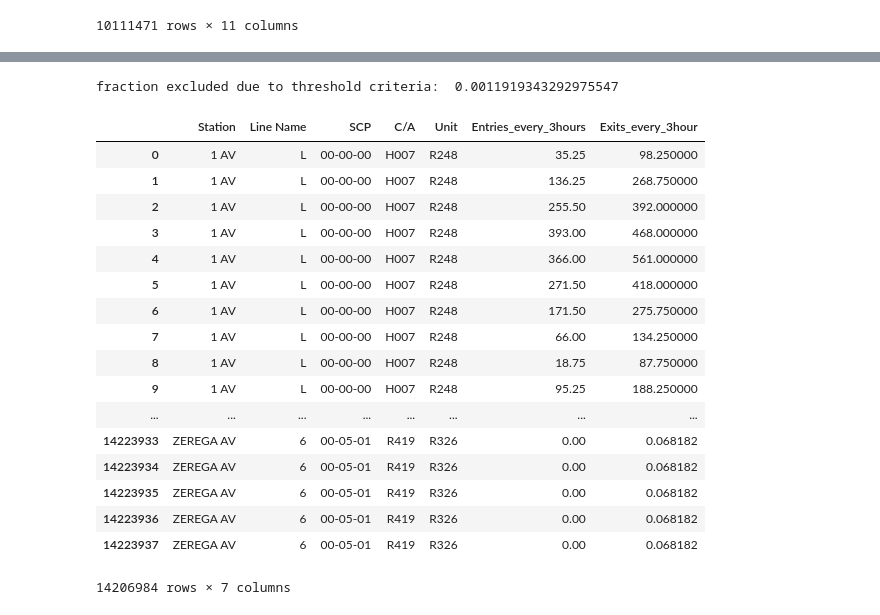
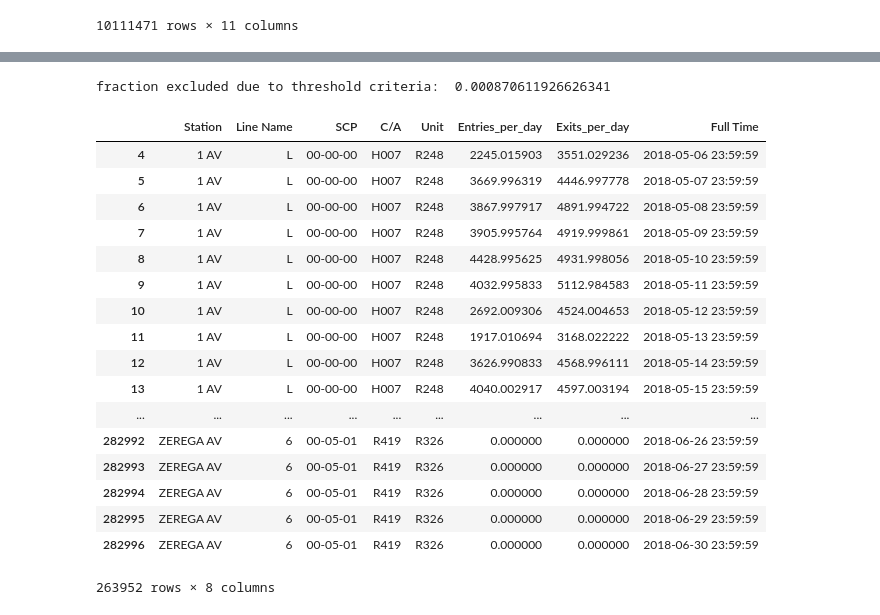
Before and after one commit to marcmuon/mta_turnstile_eda, a Jupyter notebook: MTA_data_pipeline.ipynb, the cells around one changed output, grey strips where cells are left out. Drawn from its saved outputs; the diff is of its cells as text; code cells hidden in the pictures.

```diff
--- a/MTA_data_pipeline.ipynb
+++ b/MTA_data_pipeline.ipynb
@@ -5,7 +5,7 @@ import pickle
 # %%
 # Load original data set
 data_path = '/Volumes/Transcend/metis_data/Turnstile_Usage_Data__2018.csv'
-freq = 'H' # 'D' = '1 day' , 'H' = '1 hour'
+freq = 'D' # 'D' = '1 day' , 'H' = '1 hour'
 df_orig = pd.read_csv(data_path)
 df_orig
 # %% [output]
@@ -31,8 +31,8 @@ df_orig
 import re
 df = df_orig.copy()
 # Truncating data set
-# mask = df_orig['Date'].map(lambda x: re.search('(05|06)/.+/(2017|2018)', x) != None)
-# df = df_orig[mask]
+mask = df_orig['Date'].map(lambda x: re.search('(05|06)/.+/2018', x) != None)
+df = df_orig[mask]
 
 # Adding new column 'Full Time' with data and time information
 df['Full Time']=pd.to_datetime(df['Date'] + ' ' + df['Time'], format = '%m/%d/%Y %H:%M:%S')
@@ -72,5 +78,6 @@ Number of turnstiles :  4947
 # %%
 # Pick out times to query
-times_query = pd.date_range('2017-12-23 00:00:00','2018-12-28 00:00:00',freq = freq)
+#times_query = pd.date_range('2017-12-23 00:00:00','2018-12-28 00:00:00',freq = freq)
+times_query = pd.date_range('2018-05-01 23:59:59','2018-06-30 23:59:59',freq = freq)
 times_query
 # %% [output]
@@ -167,34 +176,35 @@ df_all
 # %%
 # Postprocessing
 df_all_new = df_all.dropna() # removes nan's due to interpolation at end cases
 df_all_new = df_all_new.reset_index(drop=True)
-#df_all_new = df_all_new[df_day_new['Full Time'] >= '2018-05-06'] # 2018-05-06 is 8 weeks prior to 2018-07-01
+df_all_new = df_all_new[df_all_new['Full Time'] >= '2018-05-06'] # 2018-05-06 is 8 weeks prior to 2018-07-01
 df_all_new = df_all_new.drop(columns=['Entries','Exits'])
 threshold = 15000
 print('fraction excluded due to threshold criteria: ', len(df_all_new[df_all_new['Entries_diff']>=threshold])/len(df_all_new))
 df_all_new = df_all_new.drop(df_all_new[df_all_new['Entries_diff']>=threshold].index)
-df_all_new = df_all_new.rename(index=str, columns={"Entries_diff": "Entries_every_"+freq,"Exits_diff": "Exits_every_"+freq})
+# df_all_new = df_all_new.rename(index=str, columns={"Entries_diff": "Entries_every_"+freq,"Exits_diff": "Exits_every_"+freq})
+df_all_new = df_all_new.rename(index=str, columns={"Entries_diff": "Entries_per_day","Exits_diff": "Exits_per_day"})
 df_all_new
 # %% [output]
-fraction excluded due to threshold criteria:  0.0011919343292975547
+fraction excluded due to threshold criteria:  0.000870611926626341
-|  | Station | Line Name | SCP | C/A | Unit | Entries_every_3hours | Exits_every_3hour |
-| 0 | 1 AV | L | 00-00-00 | H007 | R248 | 35.25 | 98.250000 |
-| 1 | 1 AV | L | 00-00-00 | H007 | R248 | 136.25 | 268.750000 |
-| 2 | 1 AV | L | 00-00-00 | H007 | R248 | 255.50 | 392.000000 |
-| 3 | 1 AV | L | 00-00-00 | H007 | R248 | 393.00 | 468.000000 |
-| 4 | 1 AV | L | 00-00-00 | H007 | R248 | 366.00 | 561.000000 |
-| 5 | 1 AV | L | 00-00-00 | H007 | R248 | 271.50 | 418.000000 |
-| 6 | 1 AV | L | 00-00-00 | H007 | R248 | 171.50 | 275.750000 |
-| 7 | 1 AV | L | 00-00-00 | H007 | R248 | 66.00 | 134.250000 |
-| 8 | 1 AV | L | 00-00-00 | H007 | R248 | 18.75 | 87.750000 |
-| 9 | 1 AV | L | 00-00-00 | H007 | R248 | 95.25 | 188.250000 |
-| ... | ... | ... | ... | ... | ... | ... | ... |
-| 14223933 | ZEREGA AV | 6 | 00-05-01 | R419 | R326 | 0.00 | 0.068182 |
-| 14223934 | ZEREGA AV | 6 | 00-05-01 | R419 | R326 | 0.00 | 0.068182 |
-| 14223935 | ZEREGA AV | 6 | 00-05-01 | R419 | R326 | 0.00 | 0.068182 |
-| 14223936 | ZEREGA AV | 6 | 00-05-01 | R419 | R326 | 0.00 | 0.068182 |
-| 14223937 | ZEREGA AV | 6 | 00-05-01 | R419 | R326 | 0.00 | 0.068182 |
+|  | Station | Line Name | SCP | C/A | Unit | Entries_per_day | Exits_per_day | Full Time |
+| 4 | 1 AV | L | 00-00-00 | H007 | R248 | 2245.015903 | 3551.029236 | 2018-05-06 23:59:59 |
+| 5 | 1 AV | L | 00-00-00 | H007 | R248 | 3669.996319 | 4446.997778 | 2018-05-07 23:59:59 |
+| 6 | 1 AV | L | 00-00-00 | H007 | R248 | 3867.997917 | 4891.994722 | 2018-05-08 23:59:59 |
+| 7 | 1 AV | L | 00-00-00 | H007 | R248 | 3905.995764 | 4919.999861 | 2018-05-09 23:59:59 |
+| 8 | 1 AV | L | 00-00-00 | H007 | R248 | 4428.995625 | 4931.998056 | 2018-05-10 23:59:59 |
+| 9 | 1 AV | L | 00-00-00 | H007 | R248 | 4032.995833 | 5112.984583 | 2018-05-11 23:59:59 |
+| 10 | 1 AV | L | 00-00-00 | H007 | R248 | 2692.009306 | 4524.004653 | 2018-05-12 23:59:59 |
+| 11 | 1 AV | L | 00-00-00 | H007 | R248 | 1917.010694 | 3168.022222 | 2018-05-13 23:59:59 |
+| 12 | 1 AV | L | 00-00-00 | H007 | R248 | 3626.990833 | 4568.996111 | 2018-05-14 23:59:59 |
+| 13 | 1 AV | L | 00-00-00 | H007 | R248 | 4040.002917 | 4597.003194 | 2018-05-15 23:59:59 |
+| ... | ... | ... | ... | ... | ... | ... | ... | ... |
+| 282992 | ZEREGA AV | 6 | 00-05-01 | R419 | R326 | 0.000000 | 0.000000 | 2018-06-26 23:59:59 |
+| 282993 | ZEREGA AV | 6 | 00-05-01 | R419 | R326 | 0.000000 | 0.000000 | 2018-06-27 23:59:59 |
+| 282994 | ZEREGA AV | 6 | 00-05-01 | R419 | R326 | 0.000000 | 0.000000 | 2018-06-28 23:59:59 |
+| 282995 | ZEREGA AV | 6 | 00-05-01 | R419 | R326 | 0.000000 | 0.000000 | 2018-06-29 23:59:59 |
+| 282996 | ZEREGA AV | 6 | 00-05-01 | R419 | R326 | 0.000000 | 0.000000 | 2018-06-30 23:59:59 |
-14206984 rows × 7 columns
+263952 rows × 8 columns
 # %%
 # Save csv and pickle file
 df_all_new.to_csv('Data_every_'+freq+'.csv')
```
Also changed, not shown: parts of 6 cells of this notebook.
